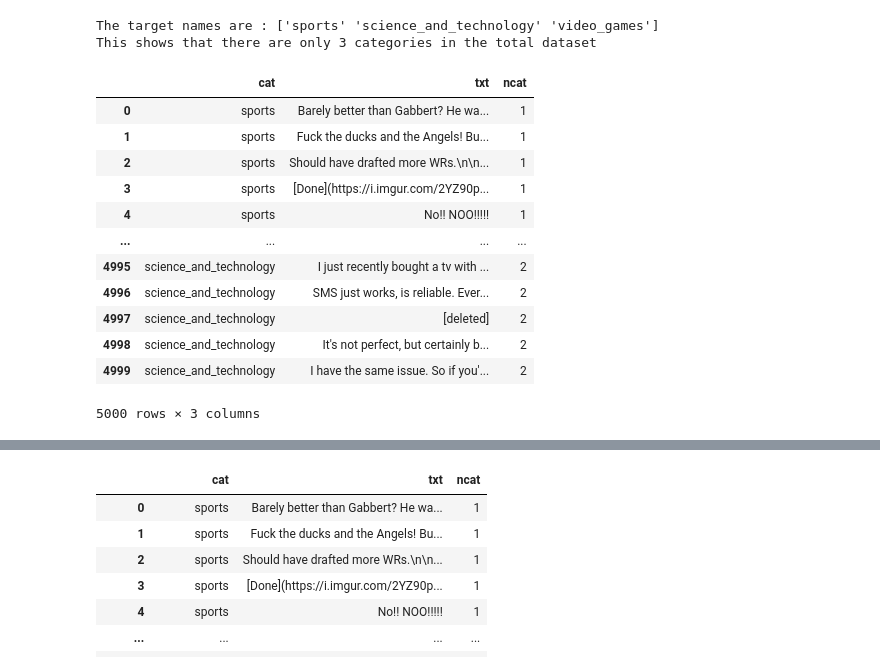
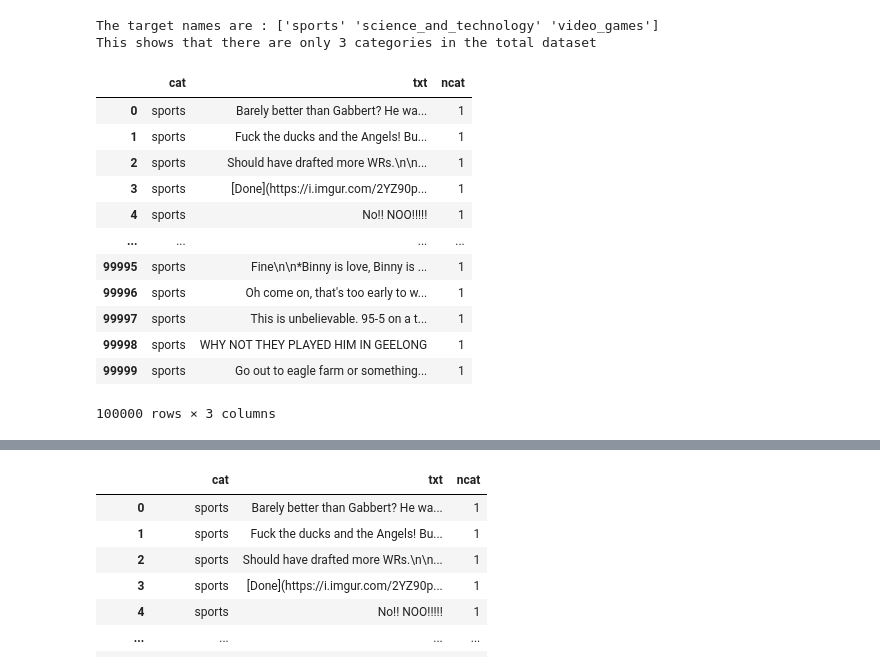
Before and after one commit to samantoz/bu_dsc, a Jupyter notebook: notebooks/DSC550/submitted/ex9.3.1_Neural-Network-Classifier-with-Scikit.ipynb, the cells around one changed output, grey strips where cells are left out. Saved outputs shown, nothing was run; the diff lists cells and outputs as text; code cells hidden in the pictures.

```diff
--- a/notebooks/DSC550/submitted/ex9.3.1_Neural-Network-Classifier-with-Scikit.ipynb
+++ b/notebooks/DSC550/submitted/ex9.3.1_Neural-Network-Classifier-with-Scikit.ipynb
@@ -91,27 +94,27 @@ def porter_stem_text(token_list):
     return (" ".join (porter.stem(token) for token in token_list))
 # %%
 # Testing the functions
-sample_cmnts = comments[:5000]
+sample_cmnts = comments[:100000]
 # txt = "barely than significantly especially is an the ? better surrounded."
 # sample_cmnts['cat'].unique()
 # creating a dictionary to replace the string values to numeric
 d = {'sports':1,'science_and_technology':2,'video_games':3}
 sample_cmnts['ncat'] = sample_cmnts['cat'].map(d)
 sample_cmnts
 # %% [output]
 |  | cat | txt | ncat |
 | 0 | sports | Barely better than Gabbert? He wa... | 1 |
 | 1 | sports | Fuck the ducks and the Angels! Bu... | 1 |
 | 2 | sports | Should have drafted more WRs.\n\n... | 1 |
 | 3 | sports | [Done](https://i.imgur.com/2YZ90p... | 1 |
 | 4 | sports | No!! NOO!!!!! | 1 |
 | ... | ... | ... | ... |
-| 4995 | science_and_technology | I just recently bought a tv with ... | 2 |
-| 4996 | science_and_technology | SMS just works, is reliable. Ever... | 2 |
-| 4997 | science_and_technology | [deleted] | 2 |
-| 4998 | science_and_technology | It's not perfect, but certainly b... | 2 |
-| 4999 | science_and_technology | I have the same issue. So if you'... | 2 |
+| 99995 | sports | Fine\n\n*Binny is love, Binny is ... | 1 |
+| 99996 | sports | Oh come on, that's too early to w... | 1 |
+| 99997 | sports | This is unbelievable. 95-5 on a t... | 1 |
+| 99998 | sports | WHY NOT THEY PLAYED HIM IN GEELONG | 1 |
+| 99999 | sports | Go out to eagle farm or something... | 1 |
-5000 rows × 3 columns
+100000 rows × 3 columns
 # %%
 # Cleaning and tokenizing the texts in the comments
 # Using the transformed column for the model
```
Also changed, not shown: parts of 9 cells of this notebook, 3 other files.
